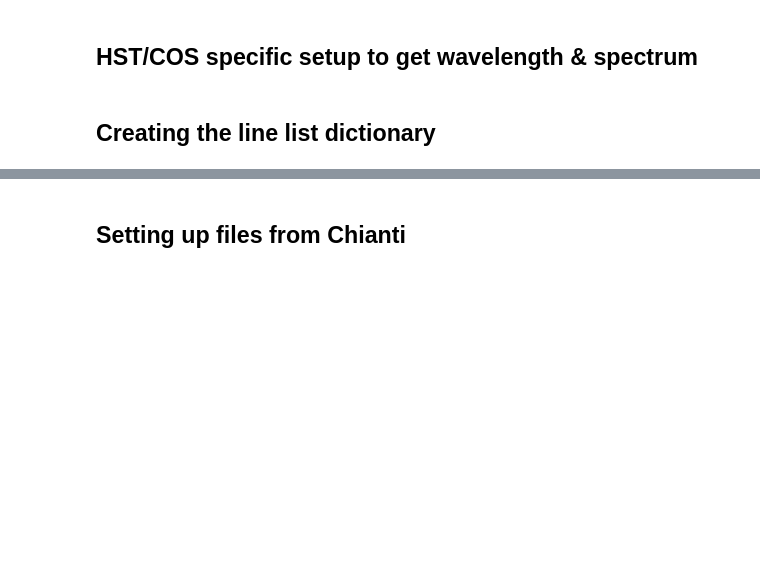
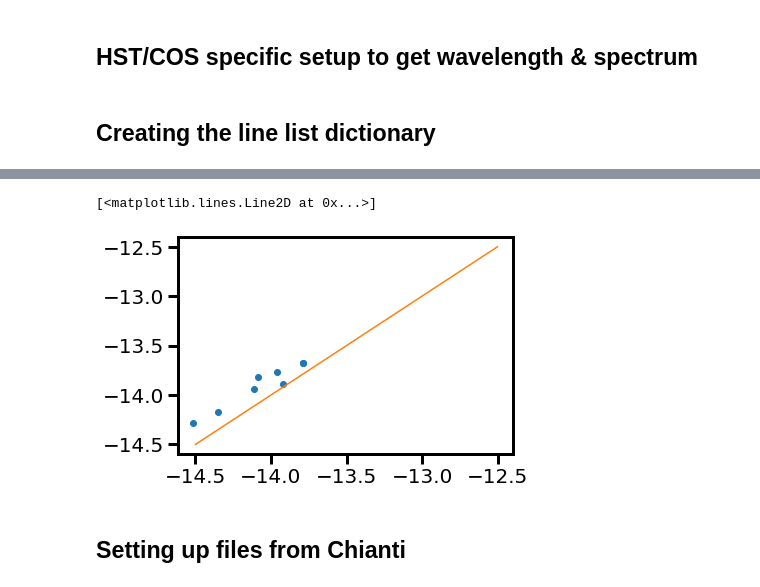
Before and after one commit to afeinstein20/cos_flares, a Jupyter notebook: notebooks/hdl_dem.ipynb, the cells around one changed output, grey strips where cells are left out. Saved outputs shown, nothing was run; the diff lists cells and outputs as text; code cells hidden in the pictures; blank space fills up the shorter version.

```diff
--- a/notebooks/hdl_dem.ipynb
+++ b/notebooks/hdl_dem.ipynb
@@ -89,5 +121,9 @@ fwc.load_line_table(path='/Users/arcticfox/Documents/GitHub/cos_flares/')
 mq = np.nansum(flare_mask,axis=0)==0
 mean_quiescent = np.nanmean(fwc.flux[mq],axis=0)
 mean_quiexcent_err = np.sqrt(np.nansum(fwc.flux_err[mq]**2, axis=0))/len(fwc.flux_err[mq])
+
+mf = flare_mask[1]>0
+mean_flare = np.nanmean(fwc.flux[mf],axis=0)
+mean_flare_err = np.sqrt(np.nansum(fwc.flux_err[mf]**2, axis=0))/len(fwc.flux_err[mf])
 # %% [markdown]
 ## Creating the line list dictionary
@@ -101 +195,4 @@ aumic_linelist = setup_linelist(fwc.wavelength[0], # wavelength array
+# %%
+aumic_linelist_f.update(aumic_linelist_xf)
+aumic_linelist_q.update(aumic_linelist_xq)
 # %%
@@ -102,0 +201,7 @@ pickle.dump(aumic_linelist, open('aumic_linelist.pkl','wb'))
+# %%
+plt.plot(np.log10(aumic_linelist_q['SiII']['amp']),
+         np.log10(aumic_linelist_f['SiII']['amp']), 'o')
+plt.plot(np.linspace(-14.5, -12.5, 10), np.linspace(-14.5, -12.5, 10))
+# %% [output]
+[<matplotlib.lines.Line2D at 0x...>]
+[figure, added]
```
Also changed, not shown: parts of 44 cells of this notebook, 1 other file.
